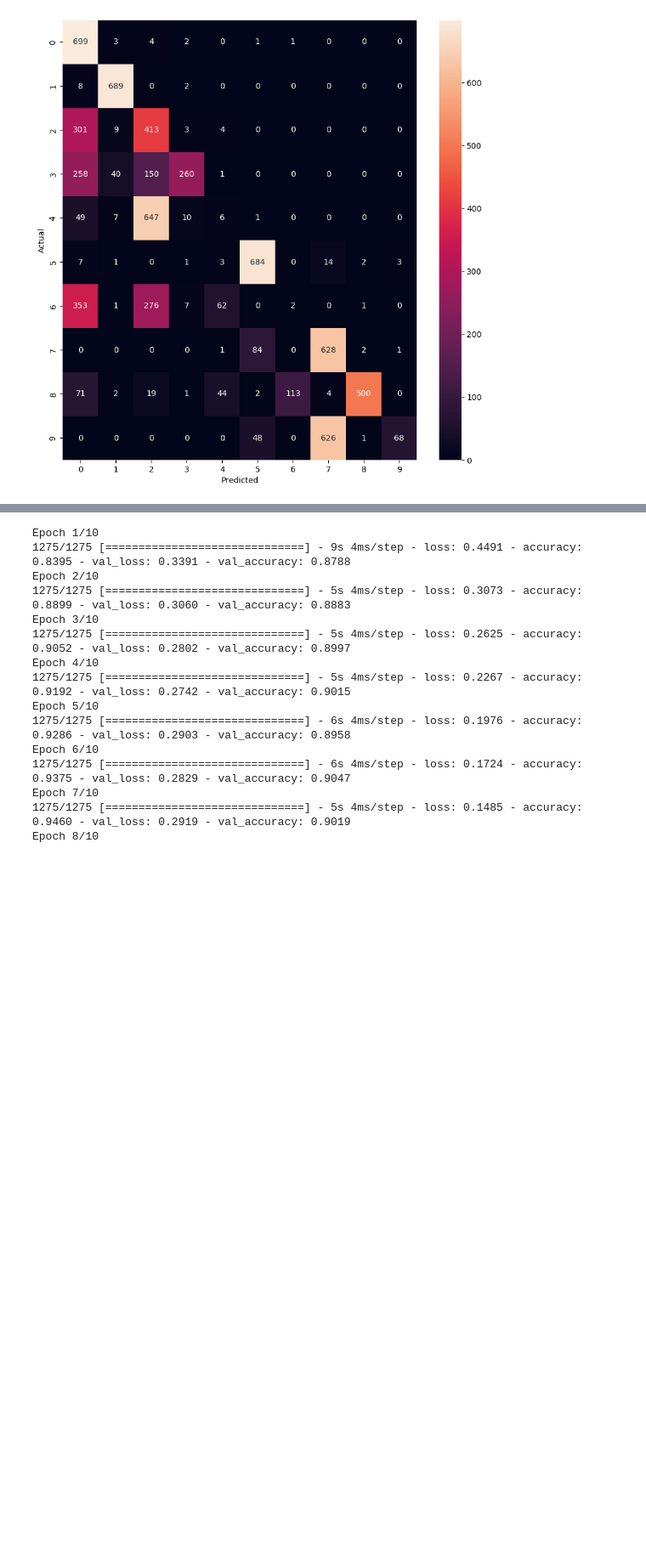
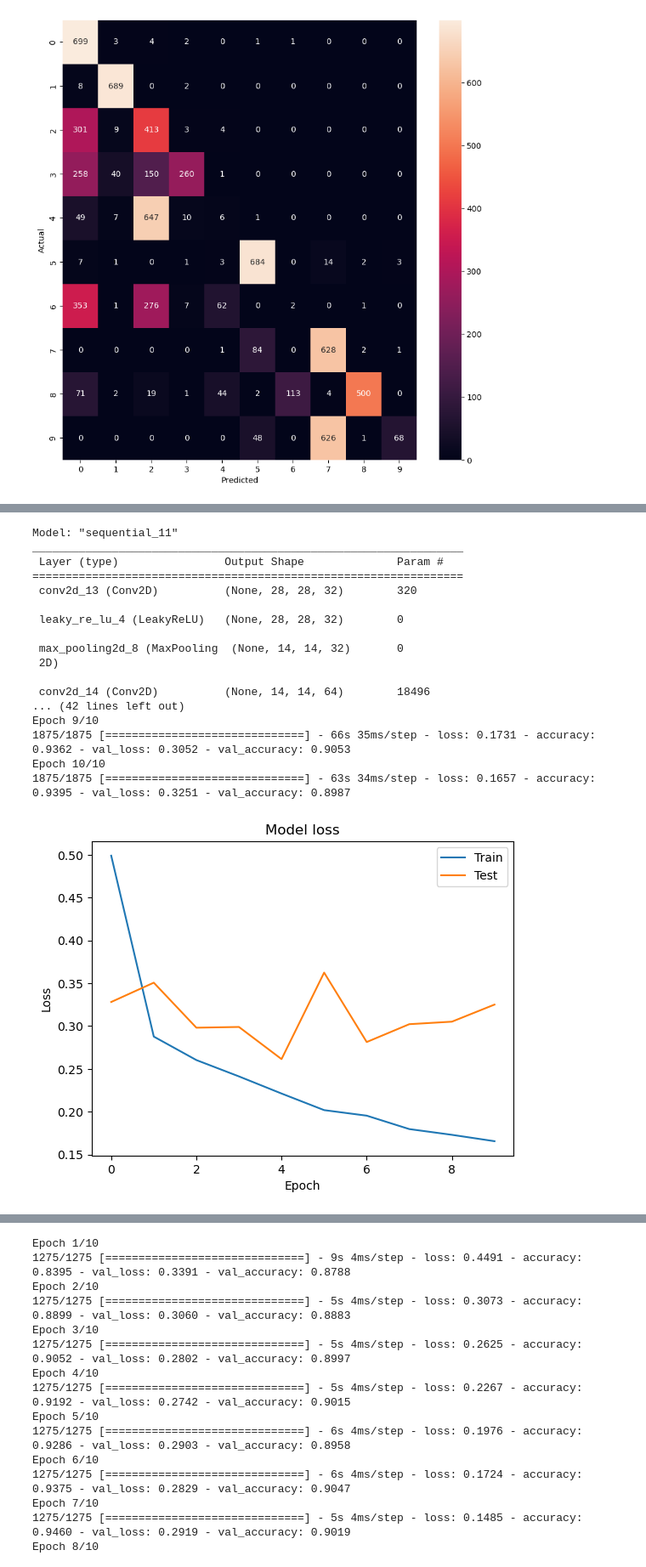
Before and after one commit to JoelPoah/Fashion_MNIST, a Jupyter notebook: fashion.ipynb, the cells around one changed output, grey strips where cells are left out. Shown at 85% size. Drawn from its saved outputs; the diff is of its cells as text; code cells hidden in the pictures; blank space fills up the shorter version.

```diff
--- a/fashion.ipynb
+++ b/fashion.ipynb
@@ -362,0 +389,68 @@ t perform well on classes 9(Ankle Boots) and 7(Sneaker) and 5(Sandal)
+# %%
+from tensorflow.keras.layers import Conv2D,Flatten
+from numpy import mean
+from numpy import std
+from matplotlib import pyplot
+from sklearn.model_selection import KFold
+from keras.datasets import fashion_mnist
+from keras.utils import to_categorical
+from keras.models import Sequential
+from keras.layers import Conv2D
+from keras.layers import MaxPooling2D
+from keras.layers import Dense
+from keras.layers import Flatten
+from keras.optimizers import SGD
+from keras.layers import Dropout
+from keras.layers import BatchNormalization
+from keras.layers import Activation
+from keras.layers import LeakyReLU
+batch_size = 64
+epochs = 15
+num_classes = 10
+X_train = X_train.reshape((X_train.shape[0], 28, 28, 1))
+X_test = X_test.reshape((X_test.shape[0], 28, 28, 1))
+fashion_model = Sequential()
+fashion_model.add(Conv2D(32, kernel_size=(3, 3),activation='linear',input_shape=(28,28,1),padding='same'))
+fashion_model.add(LeakyReLU(alpha=0.1))
+fashion_model.add(MaxPooling2D((2, 2),padding='same'))
+fashion_model.add(Conv2D(64, (3, 3), activation='linear',padding='same'))
+fashion_model.add(LeakyReLU(alpha=0.1))
+fashion_model.add(MaxPooling2D(pool_size=(2, 2),padding='same'))
+fashion_model.add(Conv2D(128, (3, 3), activation='linear',padding='same'))
+fashion_model.add(LeakyReLU(alpha=0.1))
+fashion_model.add(MaxPooling2D(pool_size=(2, 2),padding='same'))
+fashion_model.add(Flatten())
+fashion_model.add(Dense(128, activation='linear'))
+fashion_model.add(LeakyReLU(alpha=0.1))
+fashion_model.add(Dense(num_classes, activation='softmax'))
+
+fashion_model.compile(loss=keras.losses.sparse_categorical_crossentropy, optimizer=keras.optimizers.Adam(),metrics=['accuracy'])
+fashion_model.summary()
+
+h_callback = fashion_model.fit(X_train, y_train, epochs = 10,
+               validation_data=(X_test, y_test))
+
+# Plot train vs test loss during training
+plot_loss(h_callback.history['loss'], h_callback.history['val_loss'])
+
+# Plot train vs test accuracy during training
+plot_accuracy(h_callback.history['accuracy'], h_callback.history['val_accuracy'])
+# %% [output]
+Model: "sequential_11"
+_________________________________________________________________
+ Layer (type)                Output Shape              Param #
+=================================================================
+ conv2d_13 (Conv2D)          (None, 28, 28, 32)        320
+
+ leaky_re_lu_4 (LeakyReLU)   (None, 28, 28, 32)        0
+
+ max_pooling2d_8 (MaxPooling  (None, 14, 14, 32)       0
+ 2D)
+
+ conv2d_14 (Conv2D)          (None, 14, 14, 64)        18496
+... (42 lines left out)
+Epoch 9/10
+1875/1875 [==============================] - 66s 35ms/step - loss: 0.1731 - accuracy: 0.9362 - val_loss: 0.3052 - val_accuracy: 0.9053
+Epoch 10/10
+1875/1875 [==============================] - 63s 34ms/step - loss: 0.1657 - accuracy: 0.9395 - val_loss: 0.3251 - val_accuracy: 0.8987
+[figure, added]
```
Also changed, not shown: parts of 23 cells of this notebook, 2 other files.
